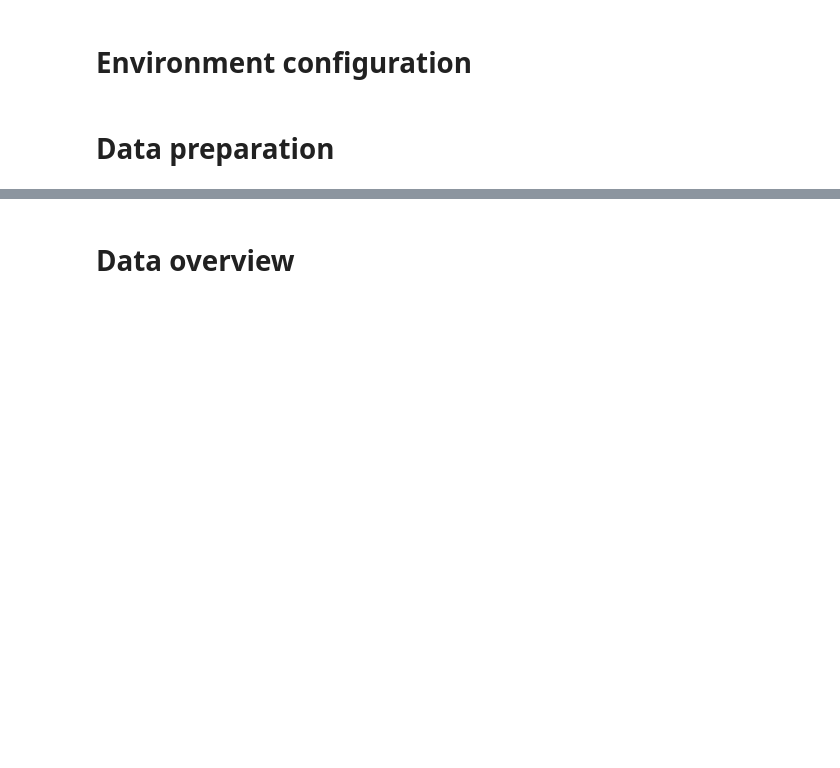
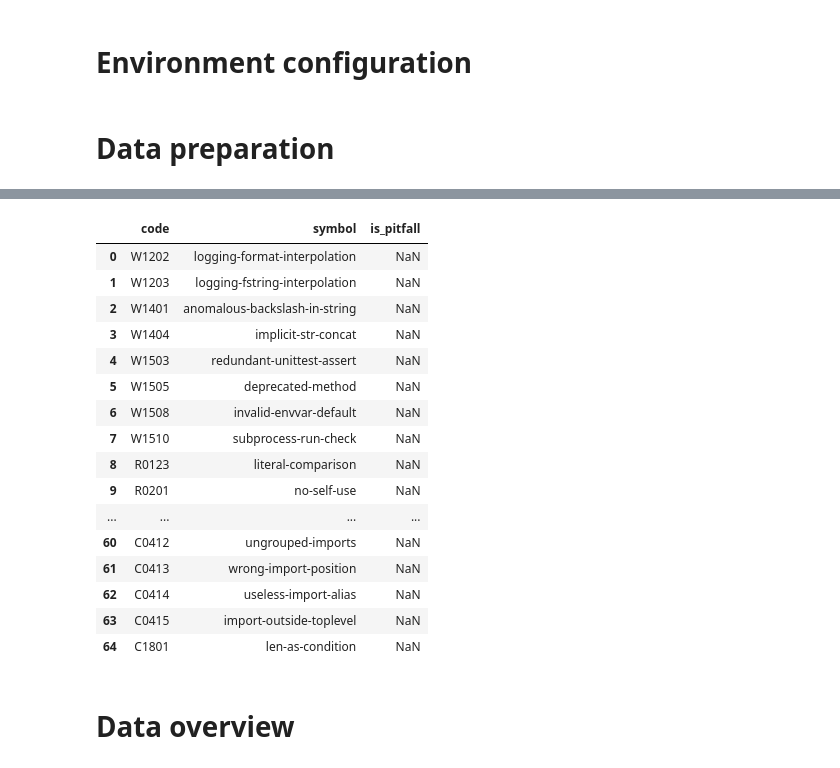
Before and after one commit to NaelsonDouglas/GithubPythonCodeSmellCrawler, a Jupyter notebook: src/Visualization_2.ipynb, the cells around one changed output, grey strips where cells are left out. Saved outputs shown, nothing was run; the diff lists cells and outputs as text; code cells hidden in the pictures; blank space fills up the shorter version.

```diff
--- a/src/Visualization_2.ipynb
+++ b/src/Visualization_2.ipynb
@@ -74 +147,22 @@ df = df.reset_index(drop=True)
+# %%
+unannoted = relevant_codes.loc[relevant_codes.is_pitfall.isna()]
+unannoted.reset_index(drop=True)
+# %% [output]
+|  | code | symbol | is_pitfall |
+| 0 | W1202 | logging-format-interpolation | NaN |
+| 1 | W1203 | logging-fstring-interpolation | NaN |
+| 2 | W1401 | anomalous-backslash-in-string | NaN |
+| 3 | W1404 | implicit-str-concat | NaN |
+| 4 | W1503 | redundant-unittest-assert | NaN |
+| 5 | W1505 | deprecated-method | NaN |
+| 6 | W1508 | invalid-envvar-default | NaN |
+| 7 | W1510 | subprocess-run-check | NaN |
+| 8 | R0123 | literal-comparison | NaN |
+| 9 | R0201 | no-self-use | NaN |
+| ... | ... | ... | ... |
+| 60 | C0412 | ungrouped-imports | NaN |
+| 61 | C0413 | wrong-import-position | NaN |
+| 62 | C0414 | useless-import-alias | NaN |
+| 63 | C0415 | import-outside-toplevel | NaN |
+| 64 | C1801 | len-as-condition | NaN |
 # %%
```
Also changed, not shown: parts of 10 cells of this notebook, 2 other files.
